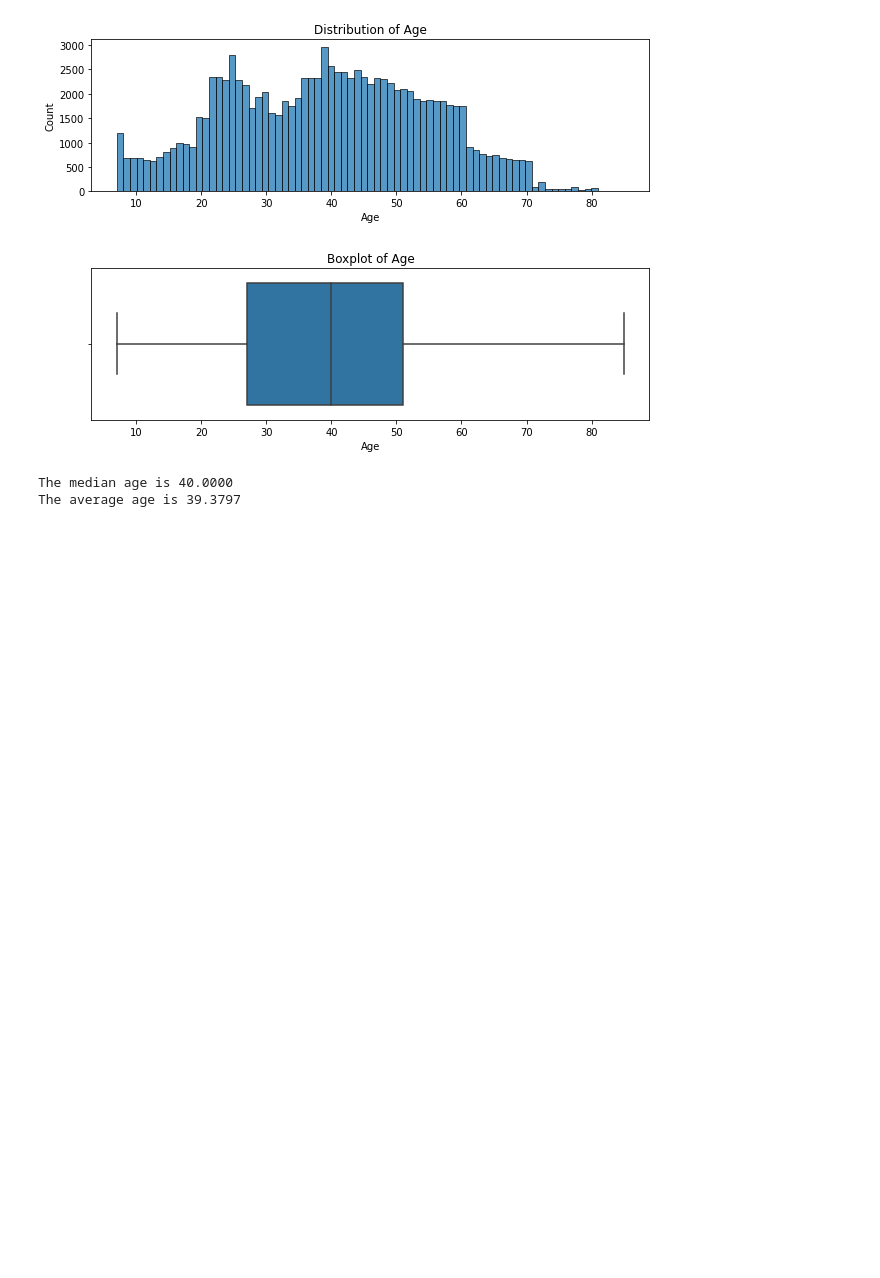
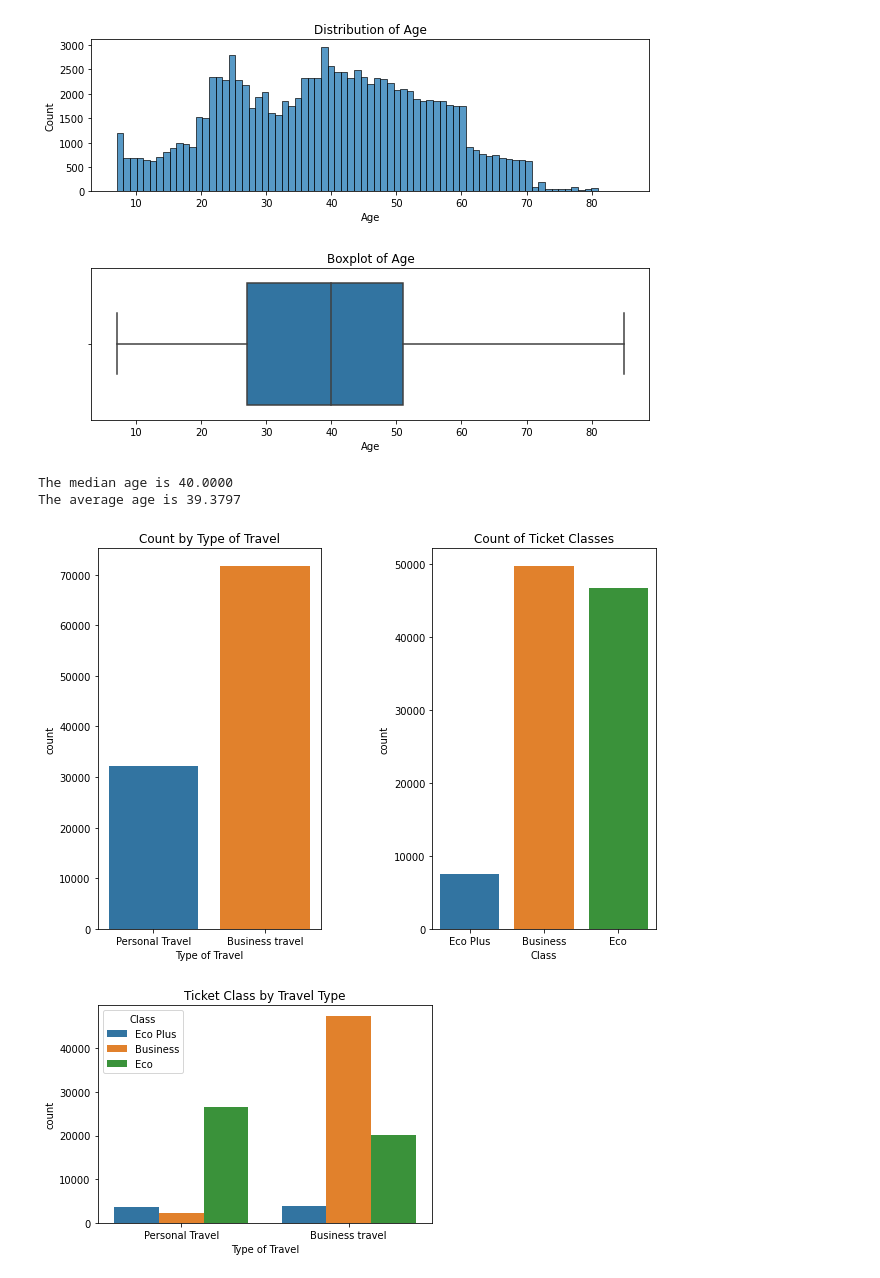
Before and after one commit to nlee98/ADS-505-Business-Analytics, a Jupyter notebook: ADS_505_Final_Project.ipynb, the cells around one changed output. Saved outputs shown, nothing was run; the diff lists cells and outputs as text; code cells hidden in the pictures; blank space fills up the shorter version.

```diff
--- a/ADS_505_Final_Project.ipynb
+++ b/ADS_505_Final_Project.ipynb
@@ -88,3 +90,30 @@ print("The average age is %.4f" % age_avg)
 [figure]
 The median age is 40.0000
 The average age is 39.3797
+# %%
+fig, axes = plt.subplots(
+    nrows = 1,
+    ncols = 2,
+    figsize = (10, 7)
+)
+# Count Plot of Type of Travel predictor
+plt.subplot(1,2,1)
+sns.countplot(airline_train["Type of Travel"])
+plt.title("Count by Type of Travel")
+
+# Count Plot of (Ticket) Class predictor
+plt.subplot(1,2,2)
+sns.countplot(airline_train["Class"])
+plt.title("Count of Ticket Classes")
+
+fig.subplots_adjust(wspace = 0.5)
+plt.show()
+
+# Countplot of Type of Travel by (Ticket) Class
+sns.countplot(airline_train["Type of Travel"],
+              hue = airline_train["Class"]);
+plt.title("Ticket Class by Travel Type")
+plt.show()
+# %% [output]
+[figure, added]
+[figure, added]
```
Also changed, not shown: parts of 9 cells of this notebook.
